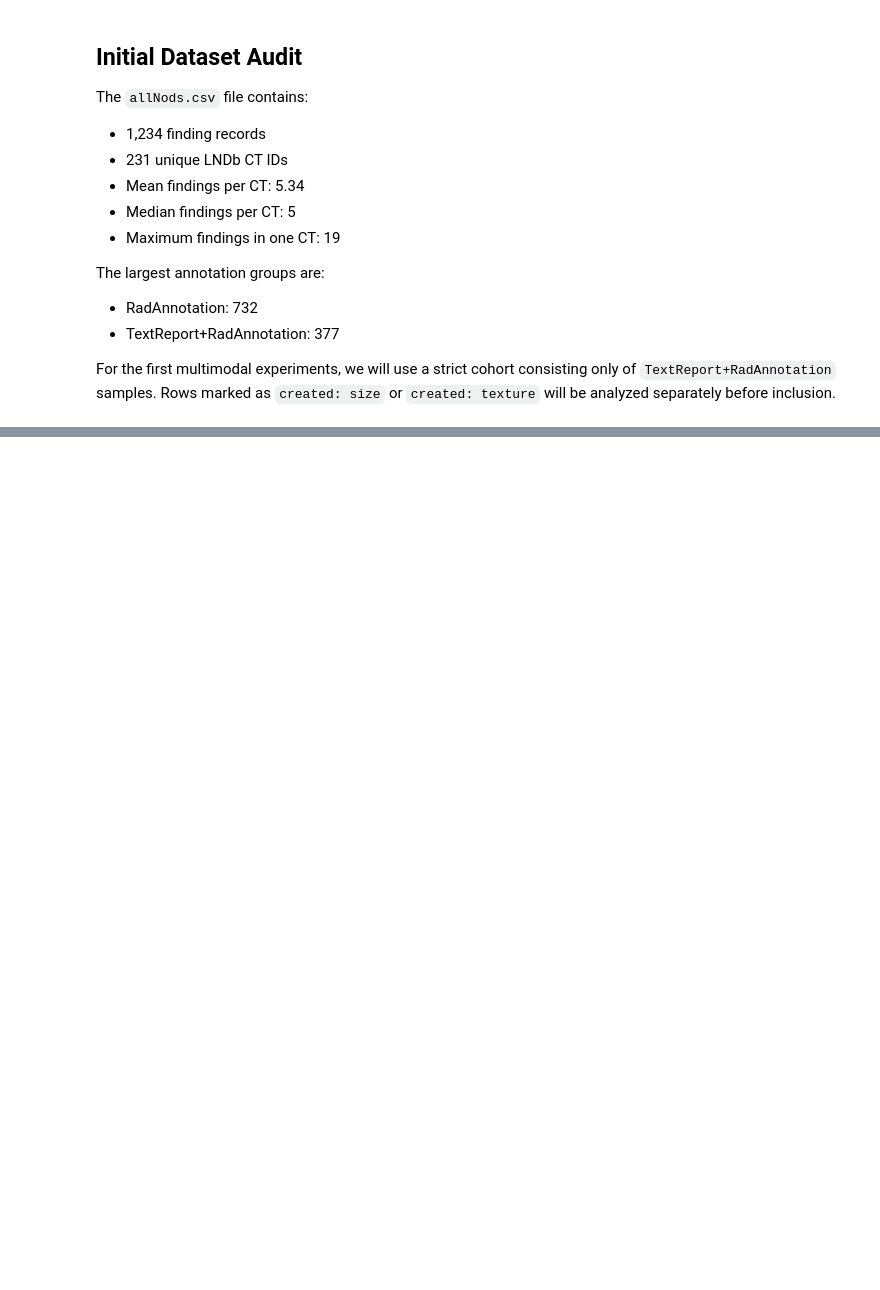
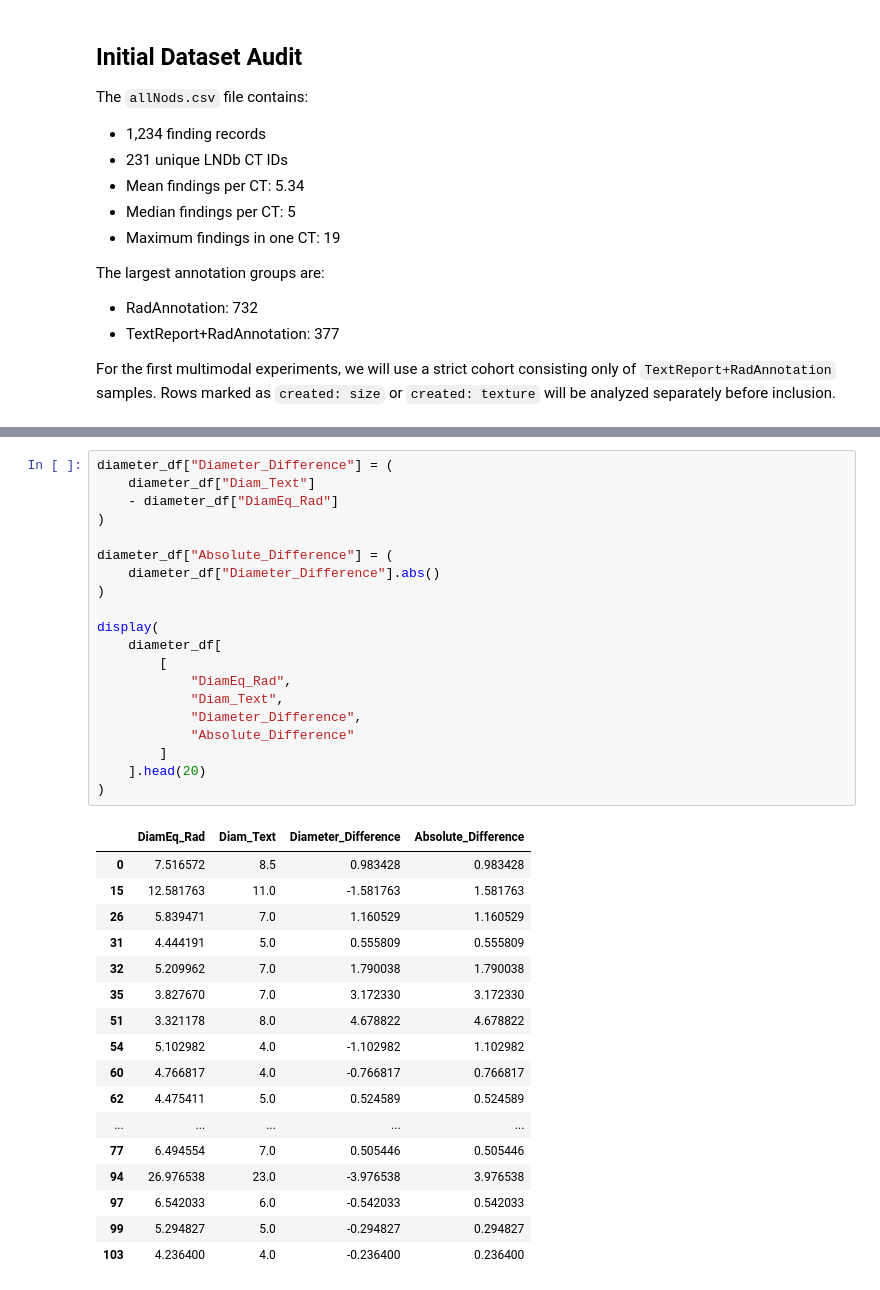
Before and after one commit to fawkes12345/LNDb-Multimodal, a Jupyter notebook: notebooks/00_dataset_audit.ipynb, the cells around one changed output, grey strips where cells are left out. Drawn from its saved outputs; the diff is of its cells as text; blank space fills up the shorter version.

```diff
--- a/notebooks/00_dataset_audit.ipynb
+++ b/notebooks/00_dataset_audit.ipynb
@@ -218,0 +589,38 @@ NameError: name 'all_nodules_df' is not defined
+# %%
+diameter_df["Diameter_Difference"] = (
+    diameter_df["Diam_Text"]
+    - diameter_df["DiamEq_Rad"]
+)
+
+diameter_df["Absolute_Difference"] = (
+    diameter_df["Diameter_Difference"].abs()
+)
+
+display(
+    diameter_df[
+        [
+            "DiamEq_Rad",
+            "Diam_Text",
+            "Diameter_Difference",
+            "Absolute_Difference"
+        ]
+    ].head(20)
+)
+# %% [output]
+|  | DiamEq_Rad | Diam_Text | Diameter_Difference | Absolute_Difference |
+| 0 | 7.516572 | 8.5 | 0.983428 | 0.983428 |
+| 15 | 12.581763 | 11.0 | -1.581763 | 1.581763 |
+| 26 | 5.839471 | 7.0 | 1.160529 | 1.160529 |
+| 31 | 4.444191 | 5.0 | 0.555809 | 0.555809 |
+| 32 | 5.209962 | 7.0 | 1.790038 | 1.790038 |
+| 35 | 3.827670 | 7.0 | 3.172330 | 3.172330 |
+| 51 | 3.321178 | 8.0 | 4.678822 | 4.678822 |
+| 54 | 5.102982 | 4.0 | -1.102982 | 1.102982 |
+| 60 | 4.766817 | 4.0 | -0.766817 | 0.766817 |
+| 62 | 4.475411 | 5.0 | 0.524589 | 0.524589 |
+| ... | ... | ... | ... | ... |
+| 77 | 6.494554 | 7.0 | 0.505446 | 0.505446 |
+| 94 | 26.976538 | 23.0 | -3.976538 | 3.976538 |
+| 97 | 6.542033 | 6.0 | -0.542033 | 0.542033 |
+| 99 | 5.294827 | 5.0 | -0.294827 | 0.294827 |
+| 103 | 4.236400 | 4.0 | -0.236400 | 0.236400 |
```
Also changed, not shown: parts of 23 cells of this notebook.
